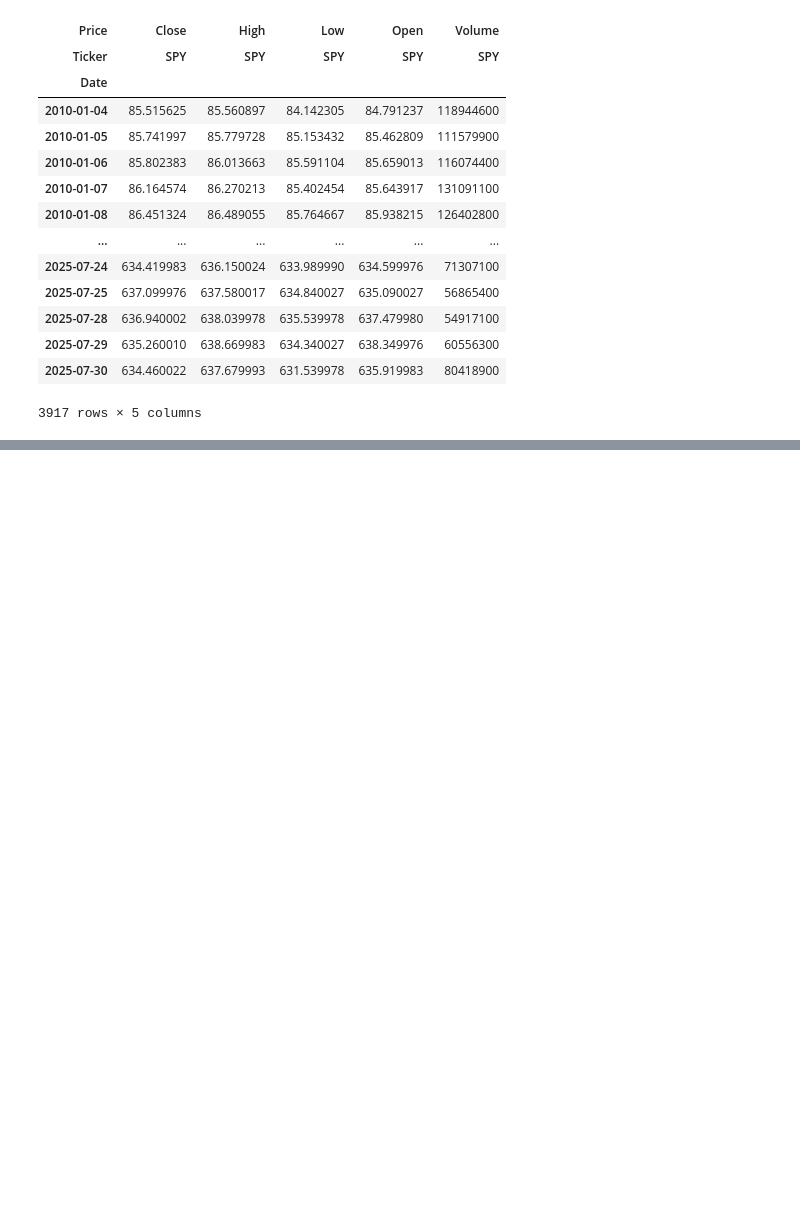
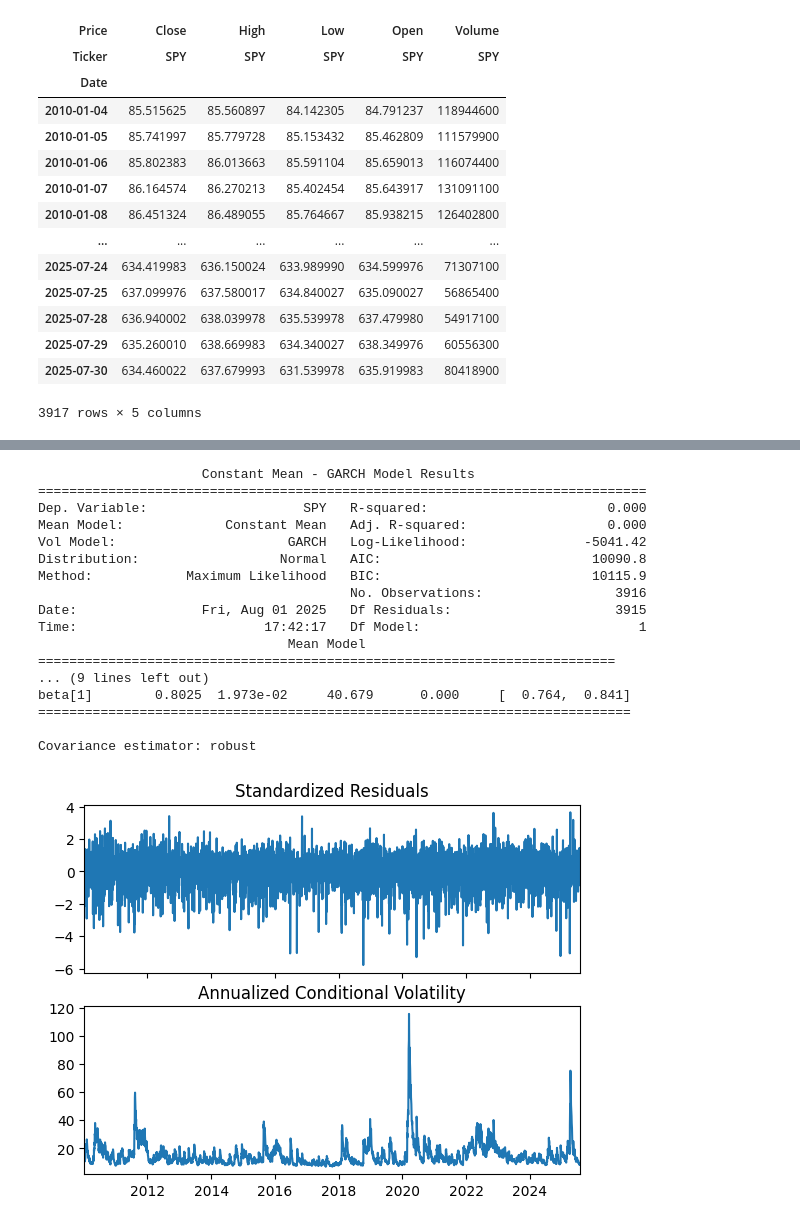
Before and after one commit to jhenningsen/GARCH, a Jupyter notebook: GARCH_SPY.ipynb, the cells around one changed output, grey strips where cells are left out. Saved outputs shown, nothing was run; the diff lists cells and outputs as text; code cells hidden in the pictures; blank space fills up the shorter version.

Commit message:
New Notebook Cell for GARCH Modeling - Created using Colab

```diff
--- a/GARCH_SPY.ipynb
+++ b/GARCH_SPY.ipynb
@@ -90,0 +91,34 @@ max       10.501936
+# %%
+# Create a GARCH model
+# This uses a standard GARCH(1,1) model with a constant mean.
+# 'p' is the order of the ARCH term (past squared residuals).
+# 'q' is the order of the GARCH term (past conditional variances).
+am = arch_model(returns, vol='Garch', p=1, q=1, mean='Constant')
+
+# Fit the model to the data
+res = am.fit(disp='off')  # disp='off' suppresses the optimization output
+
+# Print the model summary
+print(res.summary())
+
+# Plot the conditional volatility from the model
+fig = res.plot(annualize='D')
+# %% [output]
+                     Constant Mean - GARCH Model Results
+==============================================================================
+Dep. Variable:                    SPY   R-squared:                       0.000
+Mean Model:             Constant Mean   Adj. R-squared:                  0.000
+Vol Model:                      GARCH   Log-Likelihood:               -5041.42
+Distribution:                  Normal   AIC:                           10090.8
+Method:            Maximum Likelihood   BIC:                           10115.9
+                                        No. Observations:                 3916
+Date:                Fri, Aug 01 2025   Df Residuals:                     3915
+Time:                        17:42:17   Df Model:                            1
+                                Mean Model
+==========================================================================
+... (9 lines left out)
+beta[1]        0.8025  1.973e-02     40.679      0.000     [  0.764,  0.841]
+============================================================================
+
+Covariance estimator: robust
+[figure, added]
```
Also changed, not shown: parts of 3 cells of this notebook.
